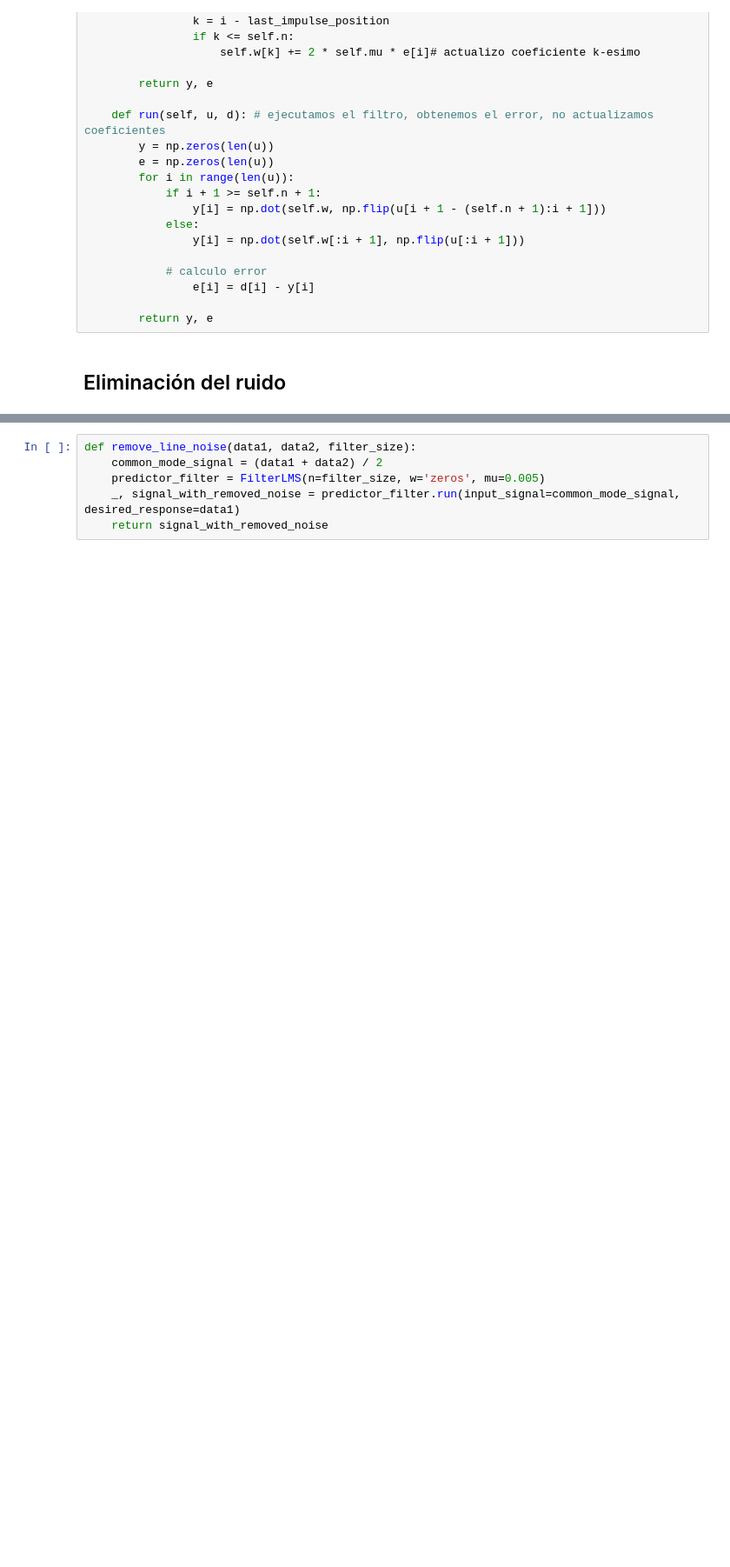
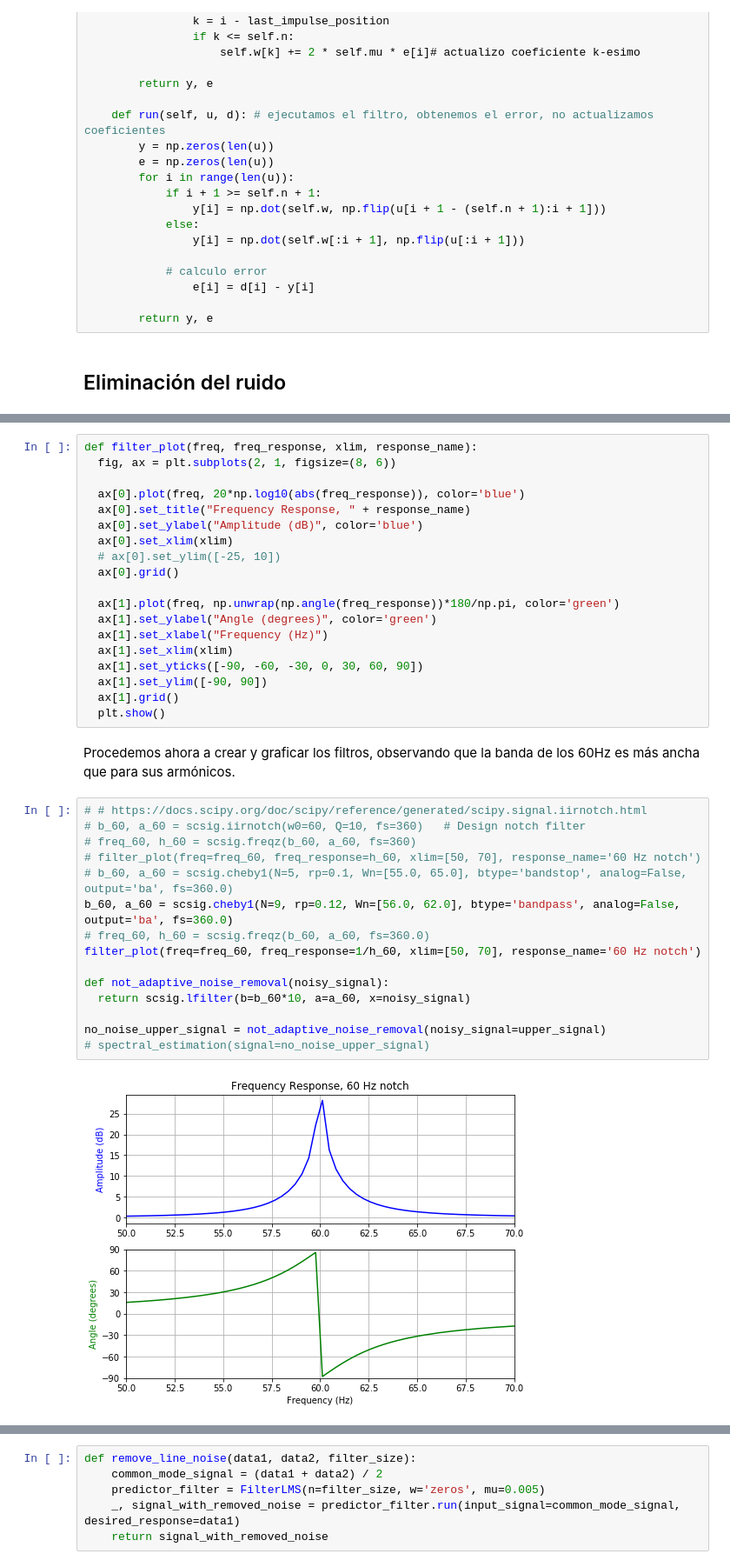
Before and after one commit to newtonis/Electrocardiogram-LMS, a Jupyter notebook: Electrocardiogram_anomalies.ipynb, the cells around one changed output, grey strips where cells are left out. Shown at 87% size. Drawn from its saved outputs; the diff is of its cells as text; blank space fills up the shorter version.

```diff
--- a/Electrocardiogram_anomalies.ipynb
+++ b/Electrocardiogram_anomalies.ipynb
@@ -348,0 +364,38 @@ FileNotFoundError: ignored
+# %%
+def filter_plot(freq, freq_response, xlim, response_name):
+  fig, ax = plt.subplots(2, 1, figsize=(8, 6))
+
+  ax[0].plot(freq, 20*np.log10(abs(freq_response)), color='blue')
+  ax[0].set_title("Frequency Response, " + response_name)
+  ax[0].set_ylabel("Amplitude (dB)", color='blue')
+  ax[0].set_xlim(xlim)
+  # ax[0].set_ylim([-25, 10])
+  ax[0].grid()
+
+  ax[1].plot(freq, np.unwrap(np.angle(freq_response))*180/np.pi, color='green')
+  ax[1].set_ylabel("Angle (degrees)", color='green')
+  ax[1].set_xlabel("Frequency (Hz)")
+  ax[1].set_xlim(xlim)
+  ax[1].set_yticks([-90, -60, -30, 0, 30, 60, 90])
+  ax[1].set_ylim([-90, 90])
+  ax[1].grid()
+  plt.show()
+# %% [markdown]
+Procedemos ahora a crear y graficar los filtros, observando que la banda de los 60Hz es más ancha que para sus armónicos.
+# %%
+# # https://docs.scipy.org/doc/scipy/reference/generated/scipy.signal.iirnotch.html
+# b_60, a_60 = scsig.iirnotch(w0=60, Q=10, fs=360)   # Design notch filter
+# freq_60, h_60 = scsig.freqz(b_60, a_60, fs=360)
+# filter_plot(freq=freq_60, freq_response=h_60, xlim=[50, 70], response_name='60 Hz notch')
+# b_60, a_60 = scsig.cheby1(N=5, rp=0.1, Wn=[55.0, 65.0], btype='bandstop', analog=False, output='ba', fs=360.0)
+b_60, a_60 = scsig.cheby1(N=9, rp=0.12, Wn=[56.0, 62.0], btype='bandpass', analog=False, output='ba', fs=360.0)
+# freq_60, h_60 = scsig.freqz(b_60, a_60, fs=360.0)
+filter_plot(freq=freq_60, freq_response=1/h_60, xlim=[50, 70], response_name='60 Hz notch')
+
+def not_adaptive_noise_removal(noisy_signal):
+  return scsig.lfilter(b=b_60*10, a=a_60, x=noisy_signal)
+
+no_noise_upper_signal = not_adaptive_noise_removal(noisy_signal=upper_signal)
+# spectral_estimation(signal=no_noise_upper_signal)
+# %% [output]
+[figure, added]
```
Also changed, not shown: parts of 23 cells of this notebook.
